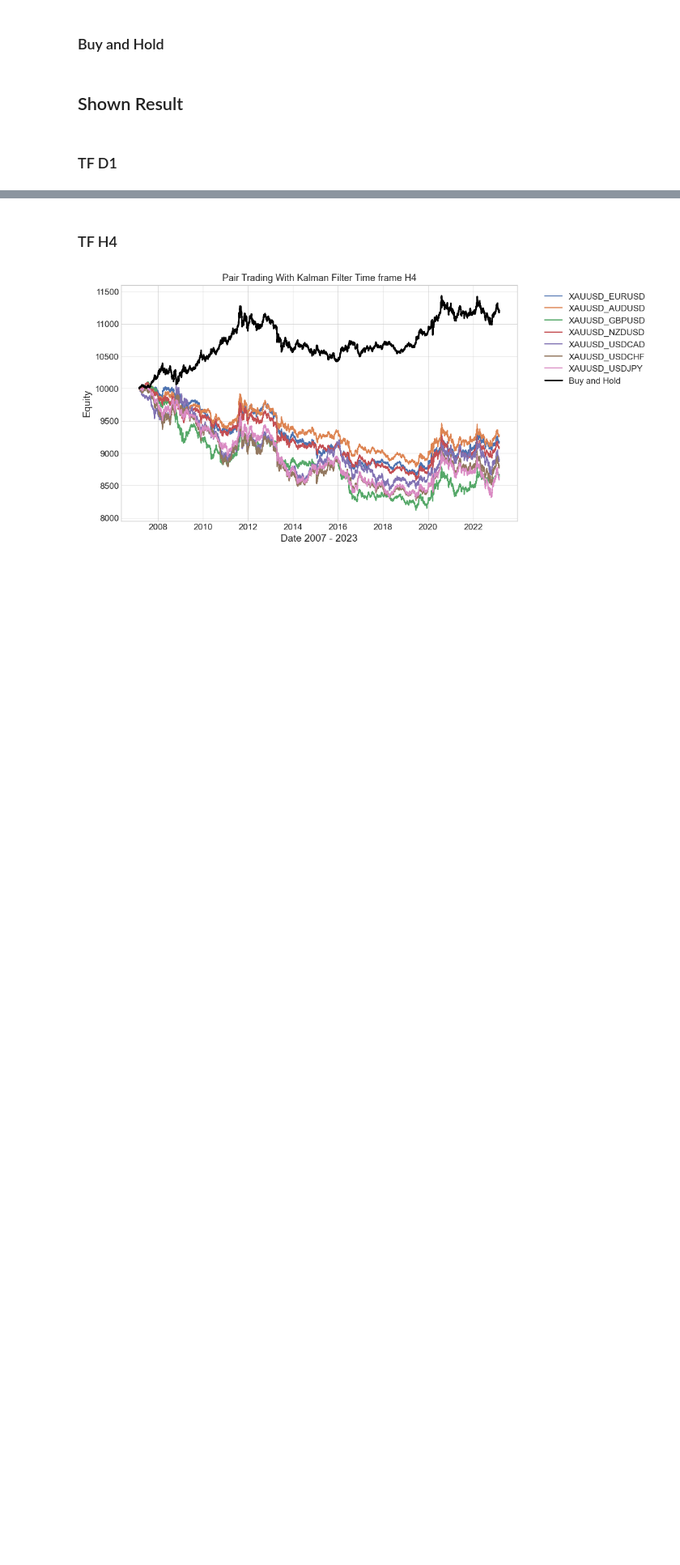
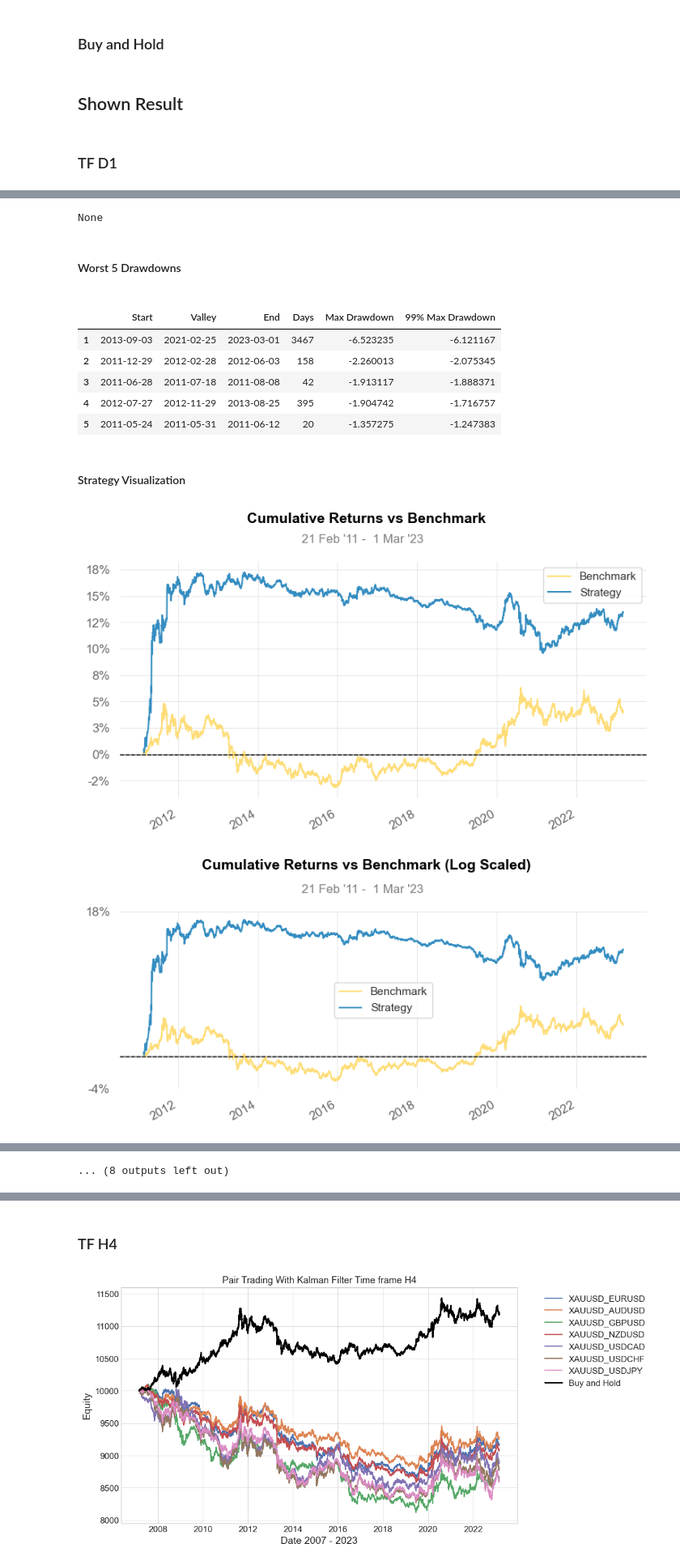
Before and after one commit to Kittipong91/XAUUSD_algorithmic_trading, a Jupyter notebook: Results/Pairs_Trading/Equity_Others.ipynb, the cells around one changed output, grey strips where cells are left out. Shown at 81% size. Cells and saved outputs as stored; diff of their text form; code cells hidden in the pictures; blank space fills up the shorter version.

```diff
--- a/Results/Pairs_Trading/Equity_Others.ipynb
+++ b/Results/Pairs_Trading/Equity_Others.ipynb
@@ -119,0 +123,3 @@ strategy['Buy and Hold'] = benchmark
+# %%
+qs.reports.full(XAGUSD['D1']['Equity'].resample('D').last().dropna().pct_change() , benchmark=benchmark['D1']['Equity'].resample('D').last().dropna().pct_change())
+# %% [output]
@@ -119,0 +144,11 @@ strategy['Buy and Hold'] = benchmark
+None
+Worst 5 Drawdowns
+|  | Start | Valley | End | Days | Max Drawdown | 99% Max Drawdown |
+| 1 | 2013-09-03 | 2021-02-25 | 2023-03-01 | 3467 | -6.523235 | -6.121167 |
+| 2 | 2011-12-29 | 2012-02-28 | 2012-06-03 | 158 | -2.260013 | -2.075345 |
+| 3 | 2011-06-28 | 2011-07-18 | 2011-08-08 | 42 | -1.913117 | -1.888371 |
+| 4 | 2012-07-27 | 2012-11-29 | 2013-08-25 | 395 | -1.904742 | -1.716757 |
+| 5 | 2011-05-24 | 2011-05-31 | 2011-06-12 | 20 | -1.357275 | -1.247383 |
+Strategy Visualization
+[figure, added]
+[figure, added]
@@ -120,3 +159,4 @@ strategy['Buy and Hold'] = benchmark
+... (8 outputs left out)
 # %%
 TF = 'D1'
 # %%
```
Also changed, not shown: parts of 10 cells of this notebook, 32 other files.
